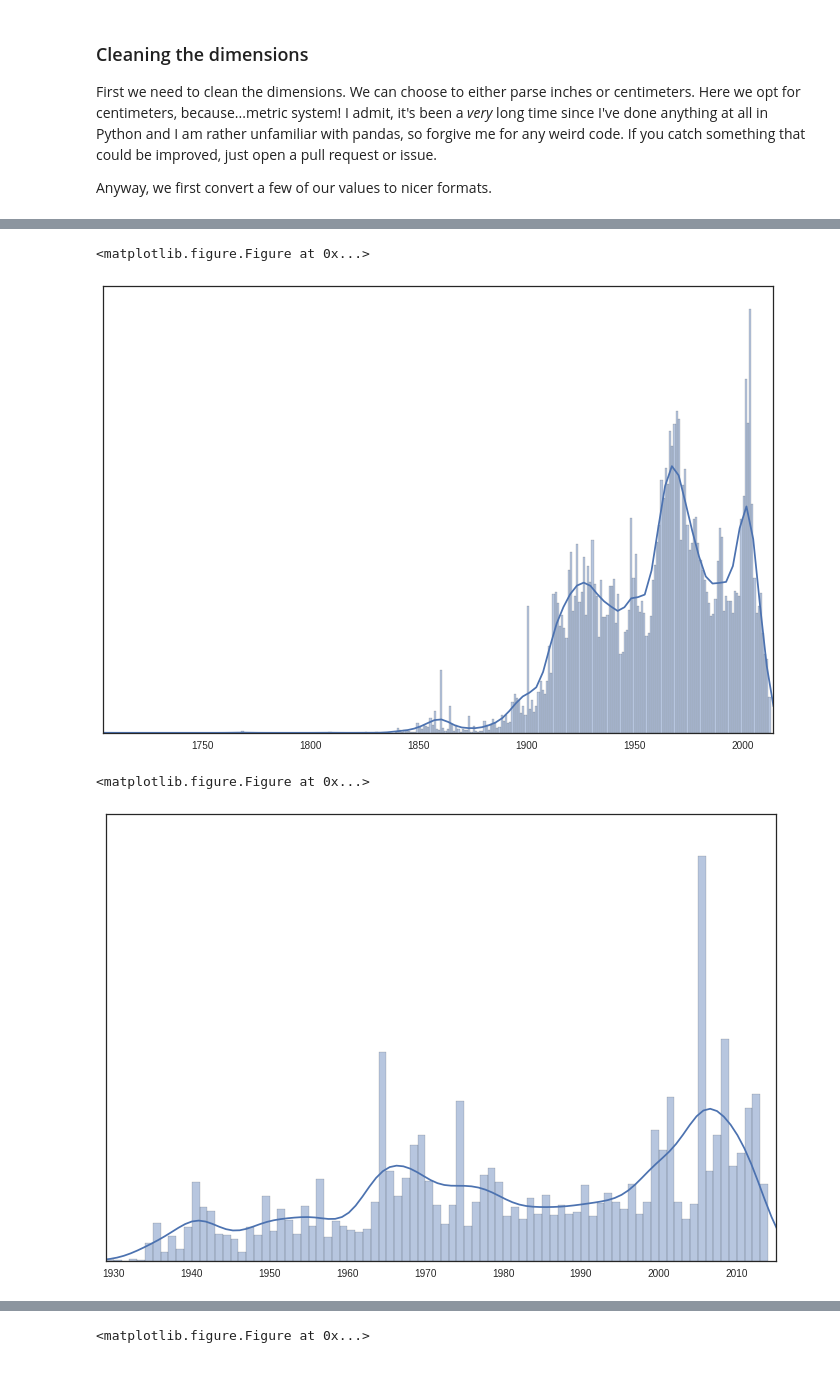
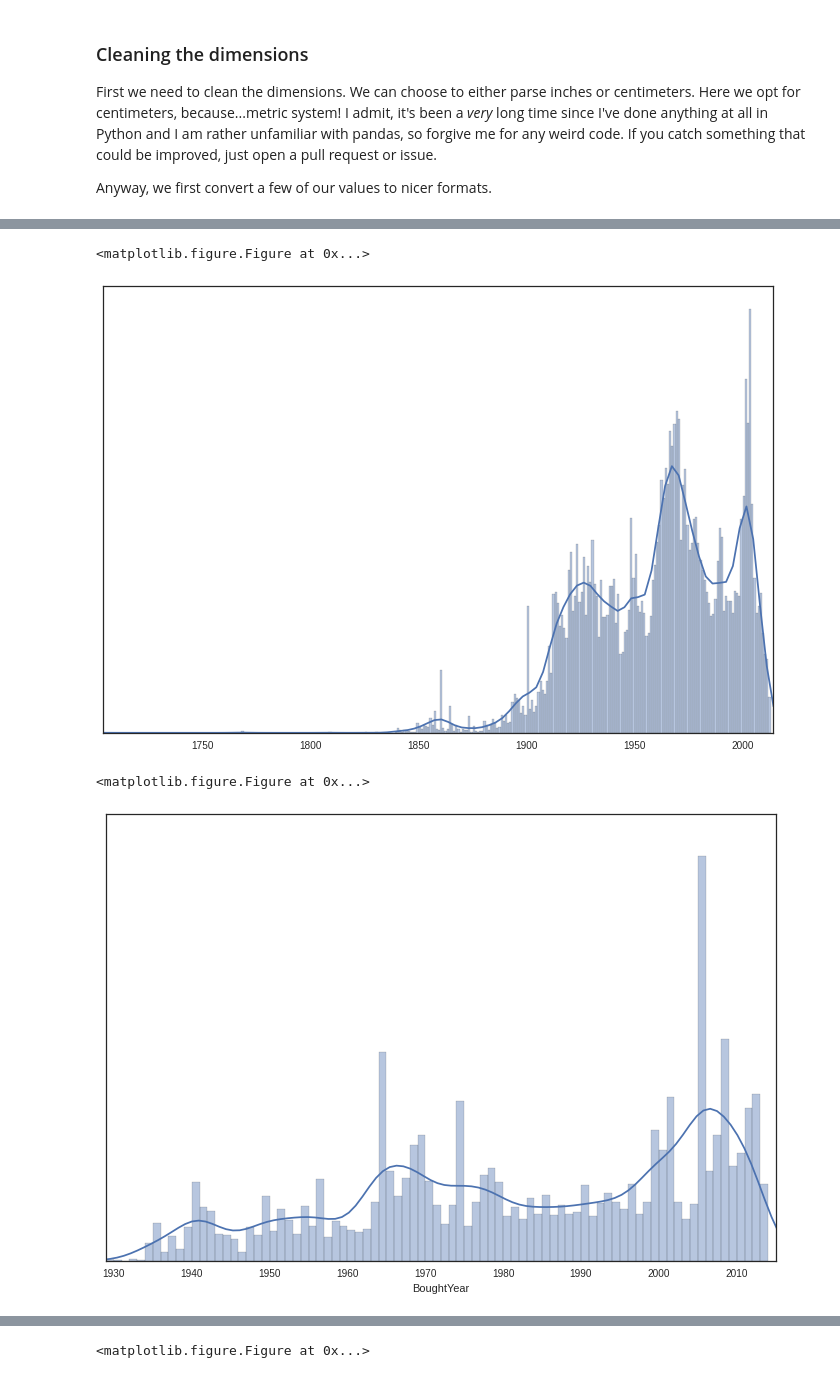
Before and after one commit to Kintaro/datascience, a Jupyter notebook: Artworks/ArtCollection.ipynb, the cells around one changed output, grey strips where cells are left out. Cells and saved outputs as stored; diff of their text form; code cells hidden in the pictures.

```diff
--- a/Artworks/ArtCollection.ipynb
+++ b/Artworks/ArtCollection.ipynb
@@ -73,28 +81,21 @@ The simplest thing we can start with is to take a close look what year or decade
 # %%
-bins = [x for x in range(min(dates), max(dates))]
-sns.set_style("white")
-sns.despine()
-plt.figure(figsize=(12,8))
-g = sns.distplot(dates, bins=bins)
-g.set_ylabel('')
-g.set_xlim([min(dates), max(dates)])
-g.tick_params(labelleft='off')
-plt.show()
-
-bought = np.array([x.year for x in data['nominal']])
-bins = [x for x in range(min(bought), max(bought))]
-sns.set_style("white")
-sns.despine()
-plt.figure(figsize=(12,8))
-g = sns.distplot(bought, bins=bins)
-g.set_ylabel('')
-g.set_xlim([min(bought), max(bought)])
-g.tick_params(labelleft='off')
-plt.show()
+def draw_histogram(data, kde = True):
+    bins = [x for x in range(min(data), max(data))]
+    sns.set_style("white")
+    sns.despine()
+    plt.figure(figsize=(12,8))
+    g = sns.distplot(data, bins = bins, kde = kde)
+    g.set_ylabel('')
+    g.set_xlim([min(data), max(data)])
+    g.tick_params(labelleft='off')
+    plt.show()
-# %% [output]
-<matplotlib.figure.Figure at 0x...>
-[figure, removed]
-<matplotlib.figure.Figure at 0x...>
-[figure, removed]
+# %%
+draw_histogram(dates)
+draw_histogram(data.BoughtYear)
+# %% [output]
+<matplotlib.figure.Figure at 0x...>
+[figure, added]
+<matplotlib.figure.Figure at 0x...>
+[figure, added]
 # %%
 pos_areas = np.array([x for x in filter(lambda x: x > 0 and x < 10000, areas)])
```
Also changed, not shown: parts of 3 cells of this notebook.
